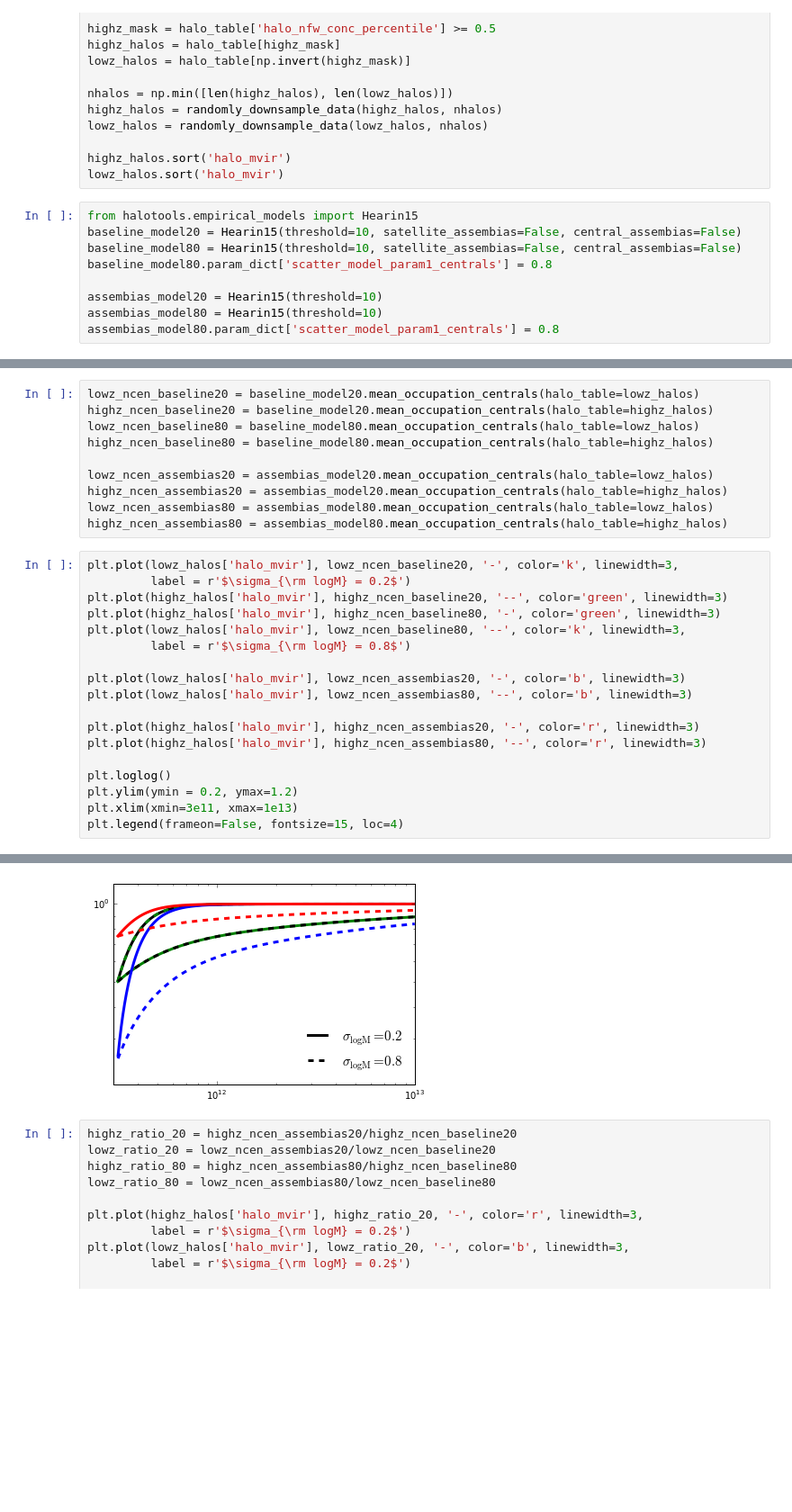
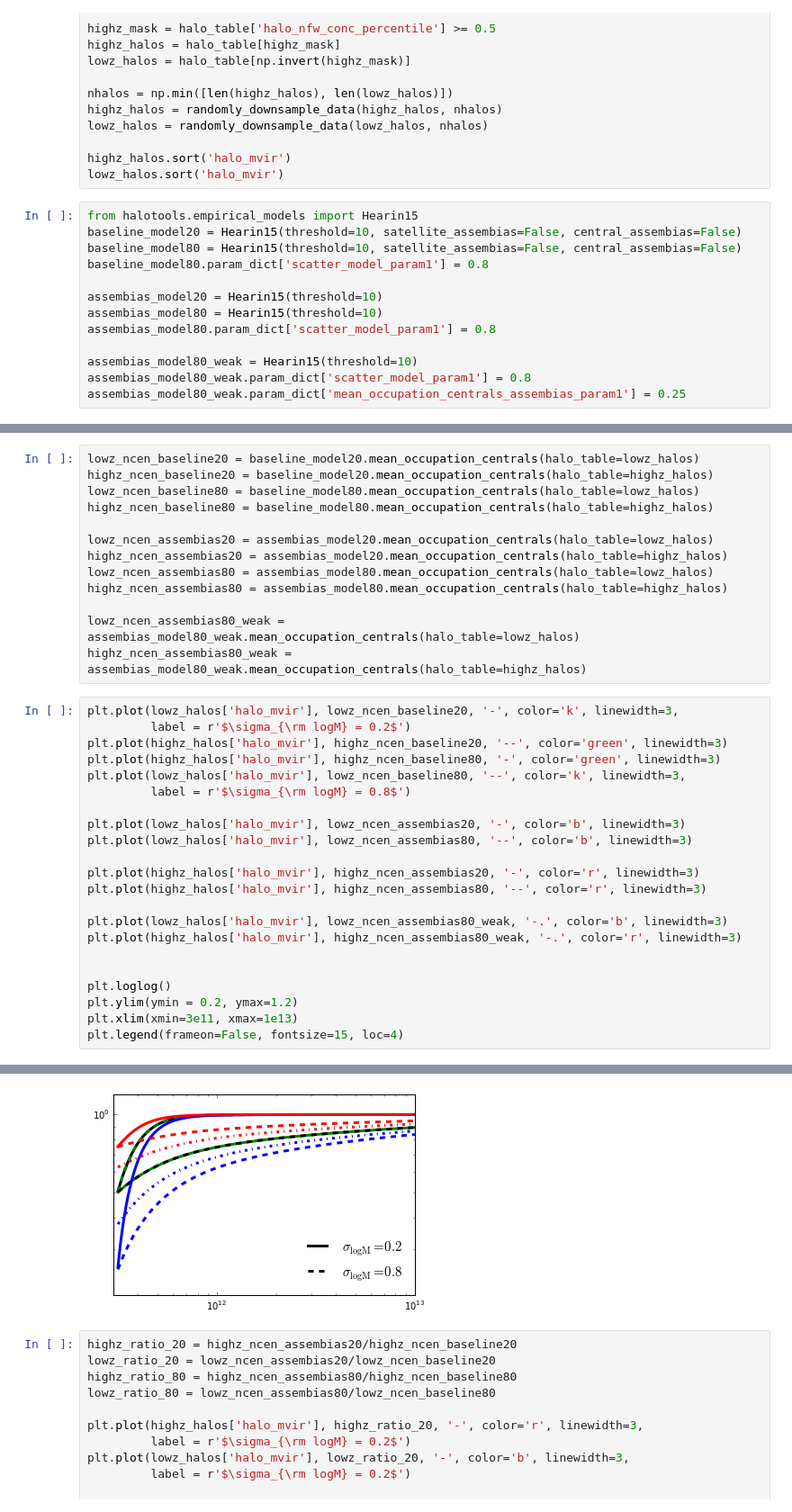
Before and after one commit to astropy/halotools, a Jupyter notebook: test_meanocc_scatter.ipynb, the cells around one changed output, grey strips where cells are left out. Shown: that part at 90% size. Cells and saved outputs as stored; diff of their text form; blank space fills up the shorter version.

```diff
--- a/test_meanocc_scatter.ipynb
+++ b/test_meanocc_scatter.ipynb
@@ -31,8 +31,12 @@ lowz_halos.sort('halo_mvir')
 from halotools.empirical_models import Hearin15
 baseline_model20 = Hearin15(threshold=10, satellite_assembias=False, central_assembias=False)
 baseline_model80 = Hearin15(threshold=10, satellite_assembias=False, central_assembias=False)
-baseline_model80.param_dict['scatter_model_param1_centrals'] = 0.8
+baseline_model80.param_dict['scatter_model_param1'] = 0.8
 
 assembias_model20 = Hearin15(threshold=10)
 assembias_model80 = Hearin15(threshold=10)
-assembias_model80.param_dict['scatter_model_param1_centrals'] = 0.8
+assembias_model80.param_dict['scatter_model_param1'] = 0.8
+
+assembias_model80_weak = Hearin15(threshold=10)
+assembias_model80_weak.param_dict['scatter_model_param1'] = 0.8
+assembias_model80_weak.param_dict['mean_occupation_centrals_assembias_param1'] = 0.25
@@ -46,27 +54,34 @@ lowz_ncen_assembias20 = assembias_model20.mean_occupation_centrals(halo_table=lo
 highz_ncen_assembias20 = assembias_model20.mean_occupation_centrals(halo_table=highz_halos)
 lowz_ncen_assembias80 = assembias_model80.mean_occupation_centrals(halo_table=lowz_halos)
 highz_ncen_assembias80 = assembias_model80.mean_occupation_centrals(halo_table=highz_halos)
+
+lowz_ncen_assembias80_weak = assembias_model80_weak.mean_occupation_centrals(halo_table=lowz_halos)
+highz_ncen_assembias80_weak = assembias_model80_weak.mean_occupation_centrals(halo_table=highz_halos)
 # %%
 plt.plot(lowz_halos['halo_mvir'], lowz_ncen_baseline20, '-', color='k', linewidth=3,
          label = r'$\sigma_{\rm logM} = 0.2$')
 plt.plot(highz_halos['halo_mvir'], highz_ncen_baseline20, '--', color='green', linewidth=3)
 plt.plot(highz_halos['halo_mvir'], highz_ncen_baseline80, '-', color='green', linewidth=3)
 plt.plot(lowz_halos['halo_mvir'], lowz_ncen_baseline80, '--', color='k', linewidth=3,
          label = r'$\sigma_{\rm logM} = 0.8$')
 
 plt.plot(lowz_halos['halo_mvir'], lowz_ncen_assembias20, '-', color='b', linewidth=3)
 plt.plot(lowz_halos['halo_mvir'], lowz_ncen_assembias80, '--', color='b', linewidth=3)
 
 plt.plot(highz_halos['halo_mvir'], highz_ncen_assembias20, '-', color='r', linewidth=3)
 plt.plot(highz_halos['halo_mvir'], highz_ncen_assembias80, '--', color='r', linewidth=3)
 
+plt.plot(lowz_halos['halo_mvir'], lowz_ncen_assembias80_weak, '-.', color='b', linewidth=3)
+plt.plot(highz_halos['halo_mvir'], highz_ncen_assembias80_weak, '-.', color='r', linewidth=3)
+
+
 plt.loglog()
 plt.ylim(ymin = 0.2, ymax=1.2)
 plt.xlim(xmin=3e11, xmax=1e13)
 plt.legend(frameon=False, fontsize=15, loc=4)
 # %% [output]
 <matplotlib.legend.Legend at 0x...>
-[figure, old version]
+[figure, new version]
 # %%
 highz_ratio_20 = highz_ncen_assembias20/highz_ncen_baseline20
 lowz_ratio_20 = lowz_ncen_assembias20/lowz_ncen_baseline20
```
Also changed, not shown: parts of 1 cell of this notebook.
